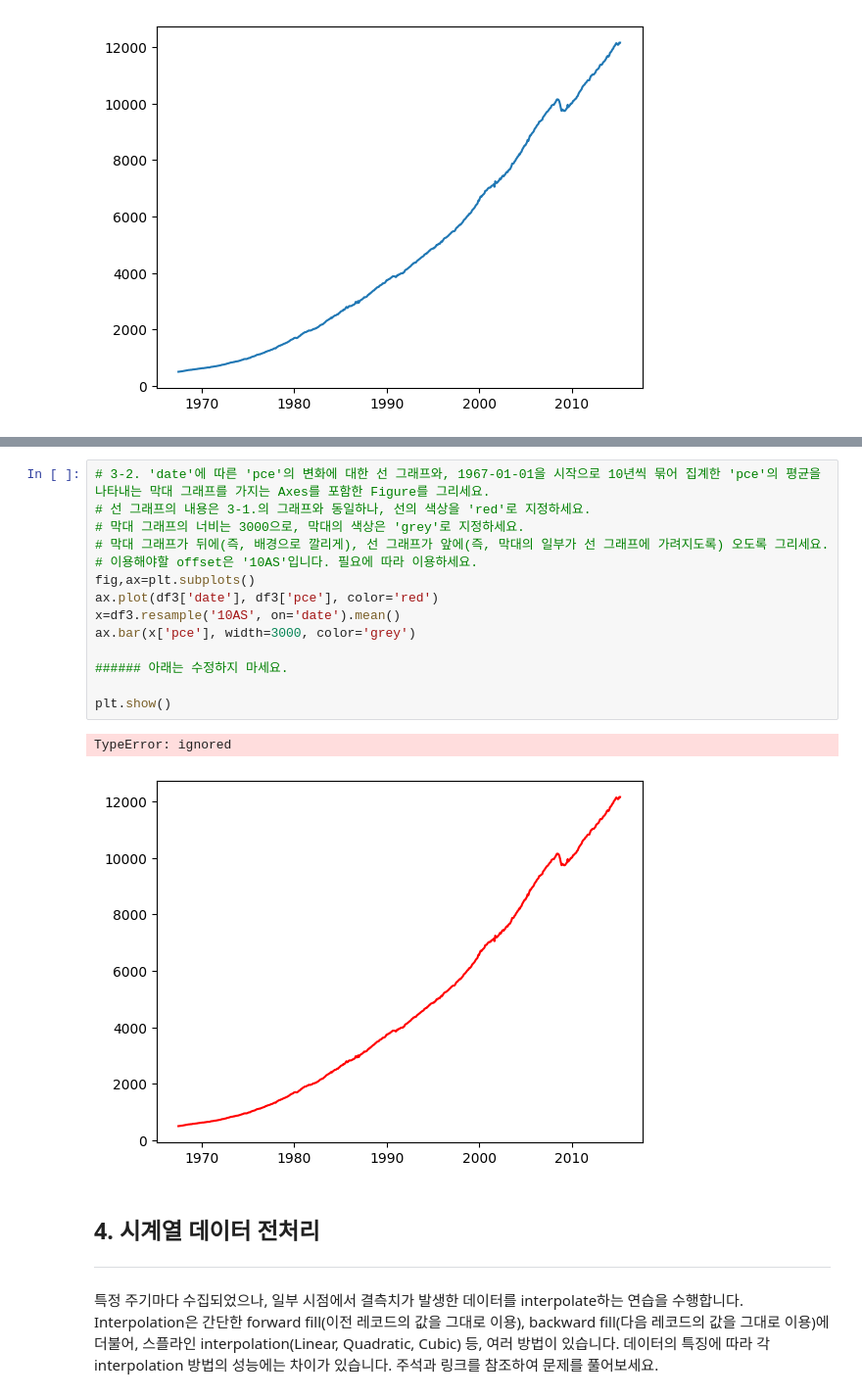
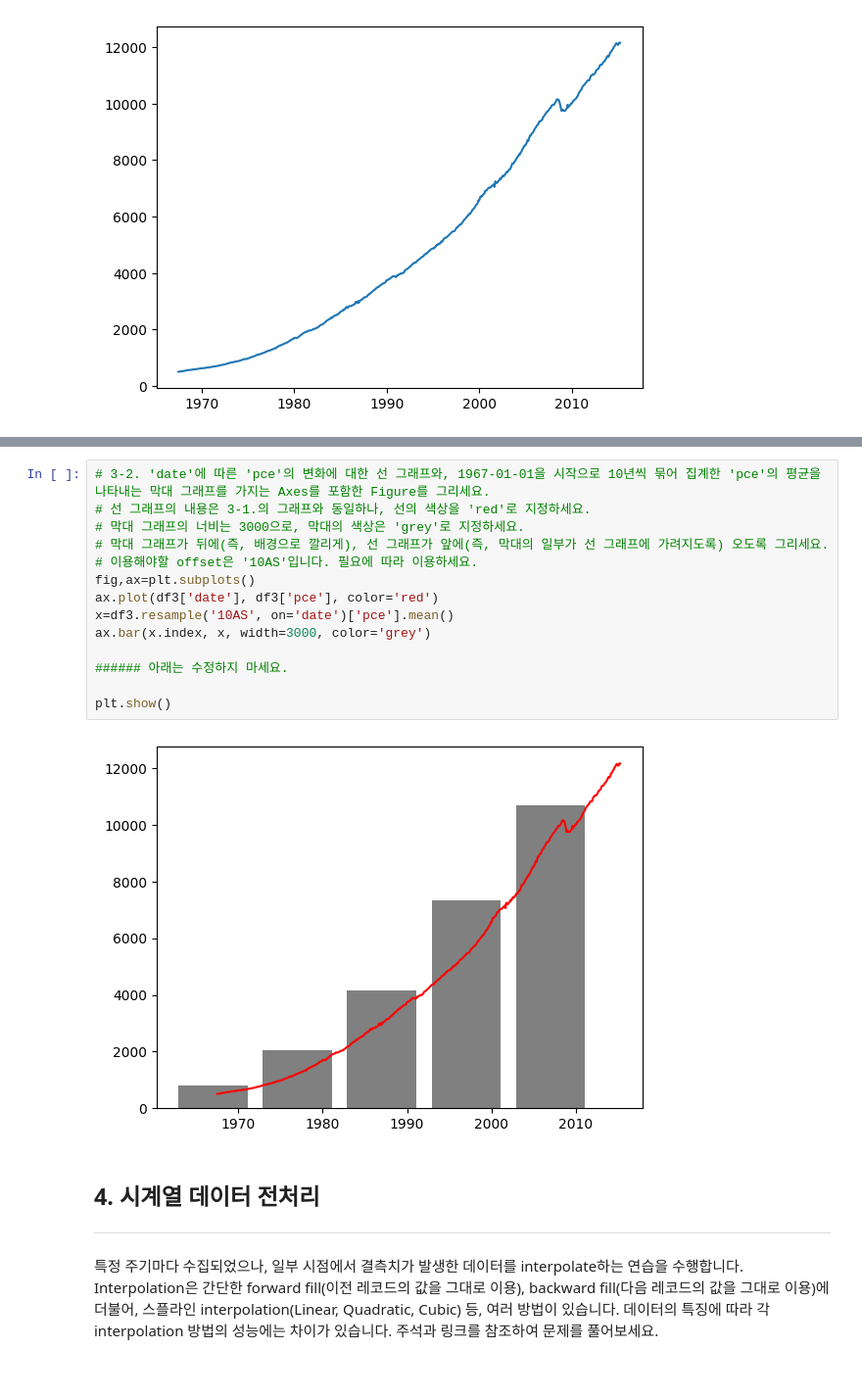
Before and after one commit to chris9414323/Data-Analysys-Programming, a Jupyter notebook: dap_w7_pub.ipynb, the cells around one changed output, grey strips where cells are left out. Shown: that part at 98% size. Cells and saved outputs as stored; diff of their text form.

```diff
--- a/dap_w7_pub.ipynb
+++ b/dap_w7_pub.ipynb
@@ -382,20 +364,19 @@ memory usage: 240.0 bytes
 # %%
 # 3-2. 'date'에 따른 'pce'의 변화에 대한 선 그래프와, 1967-01-01을 시작으로 10년씩 묶어 집계한 'pce'의 평균을 나타내는 막대 그래프를 가지는 Axes를 포함한 Figure를 그리세요.
 # 선 그래프의 내용은 3-1.의 그래프와 동일하나, 선의 색상을 'red'로 지정하세요.
 # 막대 그래프의 너비는 3000으로, 막대의 색상은 'grey'로 지정하세요.
 # 막대 그래프가 뒤에(즉, 배경으로 깔리게), 선 그래프가 앞에(즉, 막대의 일부가 선 그래프에 가려지도록) 오도록 그리세요.
 # 이용해야할 offset은 '10AS'입니다. 필요에 따라 이용하세요.
 fig,ax=plt.subplots()
 ax.plot(df3['date'], df3['pce'], color='red')
-x=df3.resample('10AS', on='date').mean()
-ax.bar(x['pce'], width=3000, color='grey')
+x=df3.resample('10AS', on='date')['pce'].mean()
+ax.bar(x.index, x, width=3000, color='grey')
 
 ###### 아래는 수정하지 마세요.
 
 plt.show()
 # %% [output]
-TypeError: ignored
-[figure, old version]
+[figure, new version]
 # %% [markdown]
 ## **4. 시계열 데이터 전처리**
 
```
Also changed, not shown: parts of 3 cells of this notebook.
